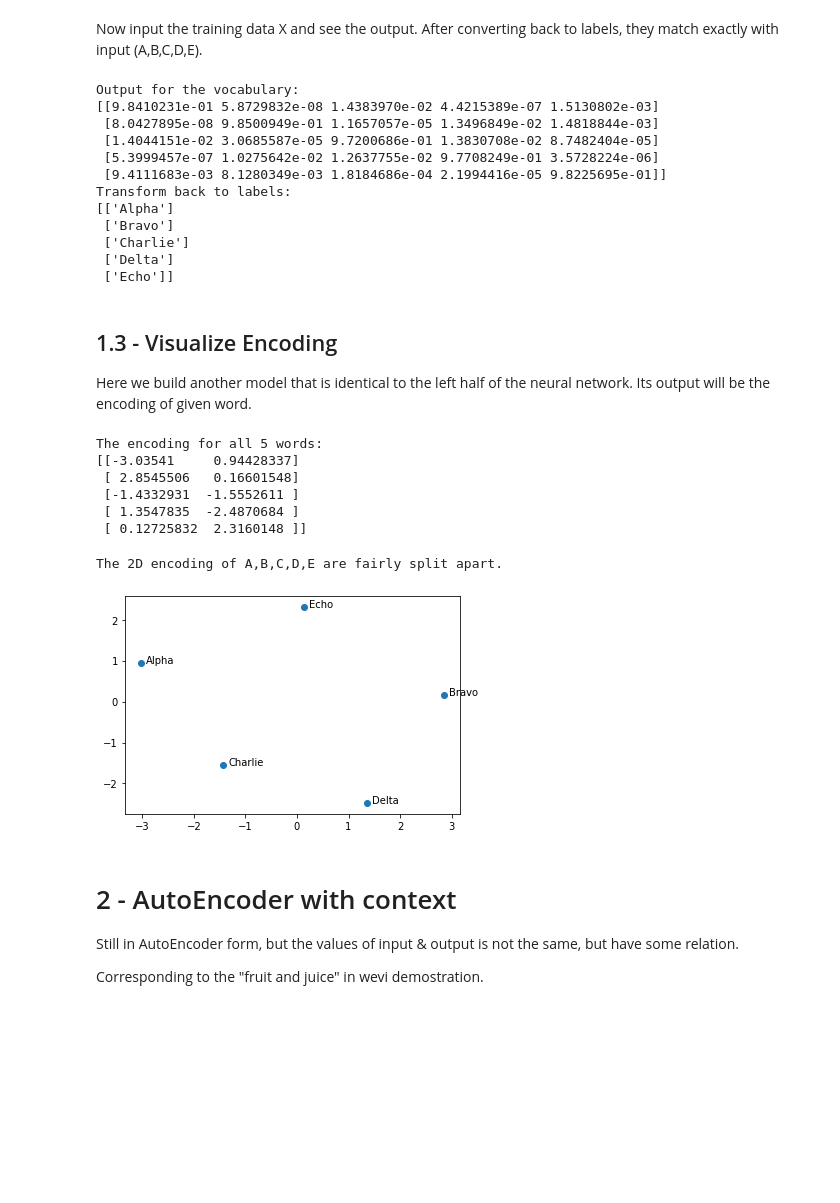
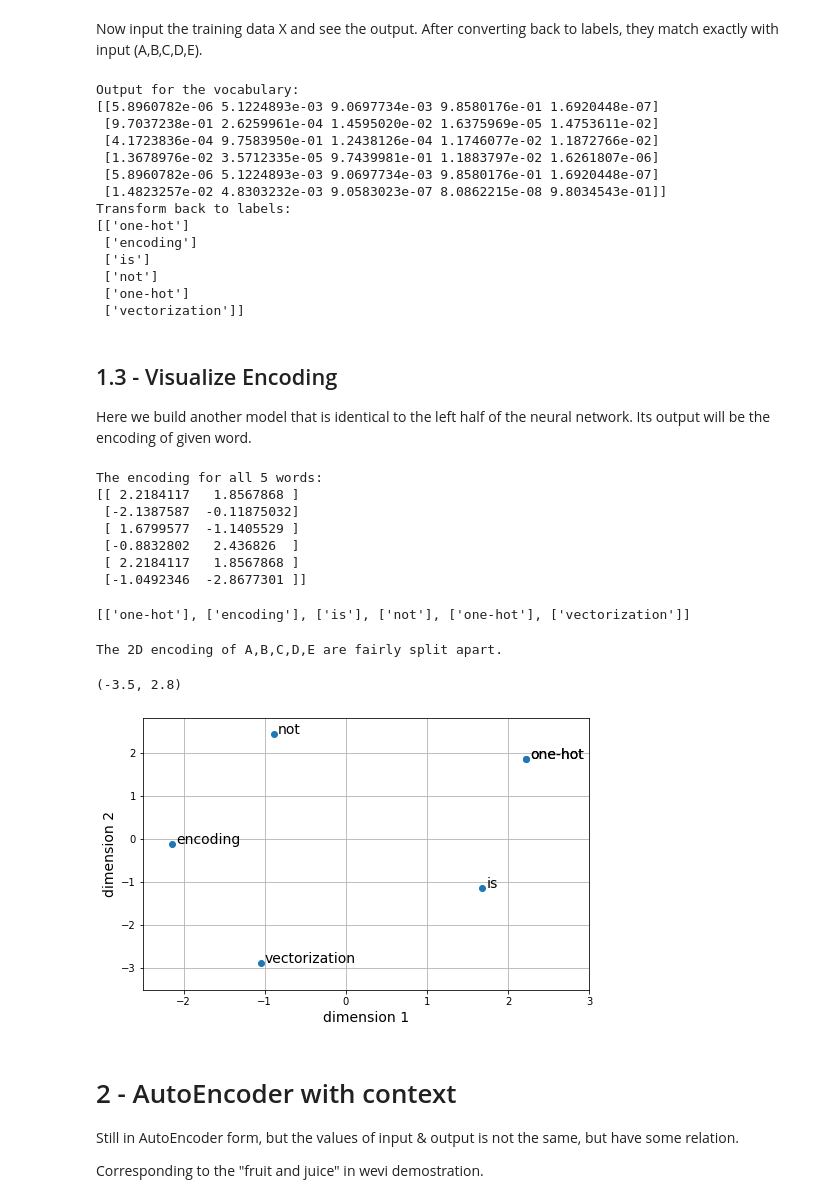
Before and after one commit to hfyxin/word-embedding-intuition-TF20, a Jupyter notebook: word embedding intuition (wevi).ipynb, the cells around one changed output. Drawn from its saved outputs; the diff is of its cells as text; code cells hidden in the pictures; blank space fills up the shorter version.

```diff
--- a/word embedding intuition (wevi).ipynb
+++ b/word embedding intuition (wevi).ipynb
@@ -44,6 +44,7 @@ Corresponding to the "self-loop" in wevi demostration.
 # %%
 # unrelated words
 vocab = ['Alpha', 'Bravo', 'Charlie', 'Delta','Echo']
+vocab = ['one-hot', 'encoding', 'is', 'not', 'one-hot', 'vectorization']
 vocab = [[vocab[i]] for i in range(len(vocab))]
 print("Data and labels are the same:\n", vocab)
 # %% [output]
@@ -113,22 +115,24 @@ Now input the training data X and see the output. After converting back to label
 # %%
 # Evaluation
 print('Output for the vocabulary:')
-print(model.predict(X_vec))
+print(model.predict(X_vec.toarray()))
 print('Transform back to labels:')
-print(ohot.inverse_transform(model.predict(X_vec)))
+print(ohot.inverse_transform(model.predict(X_vec.toarray())))
 # %% [output]
 Output for the vocabulary:
-[[9.8410231e-01 5.8729832e-08 1.4383970e-02 4.4215389e-07 1.5130802e-03]
- [8.0427895e-08 9.8500949e-01 1.1657057e-05 1.3496849e-02 1.4818844e-03]
- [1.4044151e-02 3.0685587e-05 9.7200686e-01 1.3830708e-02 8.7482404e-05]
- [5.3999457e-07 1.0275642e-02 1.2637755e-02 9.7708249e-01 3.5728224e-06]
- [9.4111683e-03 8.1280349e-03 1.8184686e-04 2.1994416e-05 9.8225695e-01]]
+[[5.8960782e-06 5.1224893e-03 9.0697734e-03 9.8580176e-01 1.6920448e-07]
+ [9.7037238e-01 2.6259961e-04 1.4595020e-02 1.6375969e-05 1.4753611e-02]
+ [4.1723836e-04 9.7583950e-01 1.2438126e-04 1.1746077e-02 1.1872766e-02]
+ [1.3678976e-02 3.5712335e-05 9.7439981e-01 1.1883797e-02 1.6261807e-06]
+ [5.8960782e-06 5.1224893e-03 9.0697734e-03 9.8580176e-01 1.6920448e-07]
+ [1.4823257e-02 4.8303232e-03 9.0583023e-07 8.0862215e-08 9.8034543e-01]]
 Transform back to labels:
-[['Alpha']
- ['Bravo']
- ['Charlie']
- ['Delta']
- ['Echo']]
+[['one-hot']
+ ['encoding']
+ ['is']
+ ['not']
+ ['one-hot']
+ ['vectorization']]
 # %% [markdown]
 ## 1.3 - Visualize Encoding
 Here we build another model that is identical to the left half of the neural network. Its output will be the encoding of given word.
@@ -136,23 +140,35 @@ Here we build another model that is identical to the left half of the neural net
 # encoding model
 enc_model = tf.keras.Model(inputs=model.input,
                            outputs=model.get_layer('encoder').output)
-X_enc = enc_model.predict(X_vec)
+X_enc = enc_model.predict(X_vec.toarray())
 print("The encoding for all 5 words:")
 print(X_enc)
 # %% [output]
 The encoding for all 5 words:
-[[-3.03541     0.94428337]
- [ 2.8545506   0.16601548]
- [-1.4332931  -1.5552611 ]
- [ 1.3547835  -2.4870684 ]
- [ 0.12725832  2.3160148 ]]
+[[ 2.2184117   1.8567868 ]
+ [-2.1387587  -0.11875032]
+ [ 1.6799577  -1.1405529 ]
+ [-0.8832802   2.436826  ]
+ [ 2.2184117   1.8567868 ]
+ [-1.0492346  -2.8677301 ]]
+# %%
+vocab
+# %% [output]
+[['one-hot'], ['encoding'], ['is'], ['not'], ['one-hot'], ['vectorization']]
 # %%
 # plotting
-plot_enc_2d(X_enc, vocab)
+vocab_disp = [word[0] for word in vocab]
+plt.figure(figsize=(8, 5))
+plot_enc_2d(X_enc, vocab_disp, offset=(0.05,0))
 print('The 2D encoding of A,B,C,D,E are fairly split apart.')
+plt.xlabel('dimension 1', fontsize=14)
+plt.ylabel('dimension 2', fontsize=14)
+plt.xlim([-2.5, 3])
+plt.ylim([-3.5, 2.8])
 # %% [output]
 The 2D encoding of A,B,C,D,E are fairly split apart.
+(-3.5, 2.8)
-[figure, old version]
+[figure, new version]
 # %% [markdown]
 # 2 - AutoEncoder with context
 Still in AutoEncoder form, but the values of input & output is not the same, but have some relation.
```
Also changed, not shown: parts of 19 cells of this notebook.
